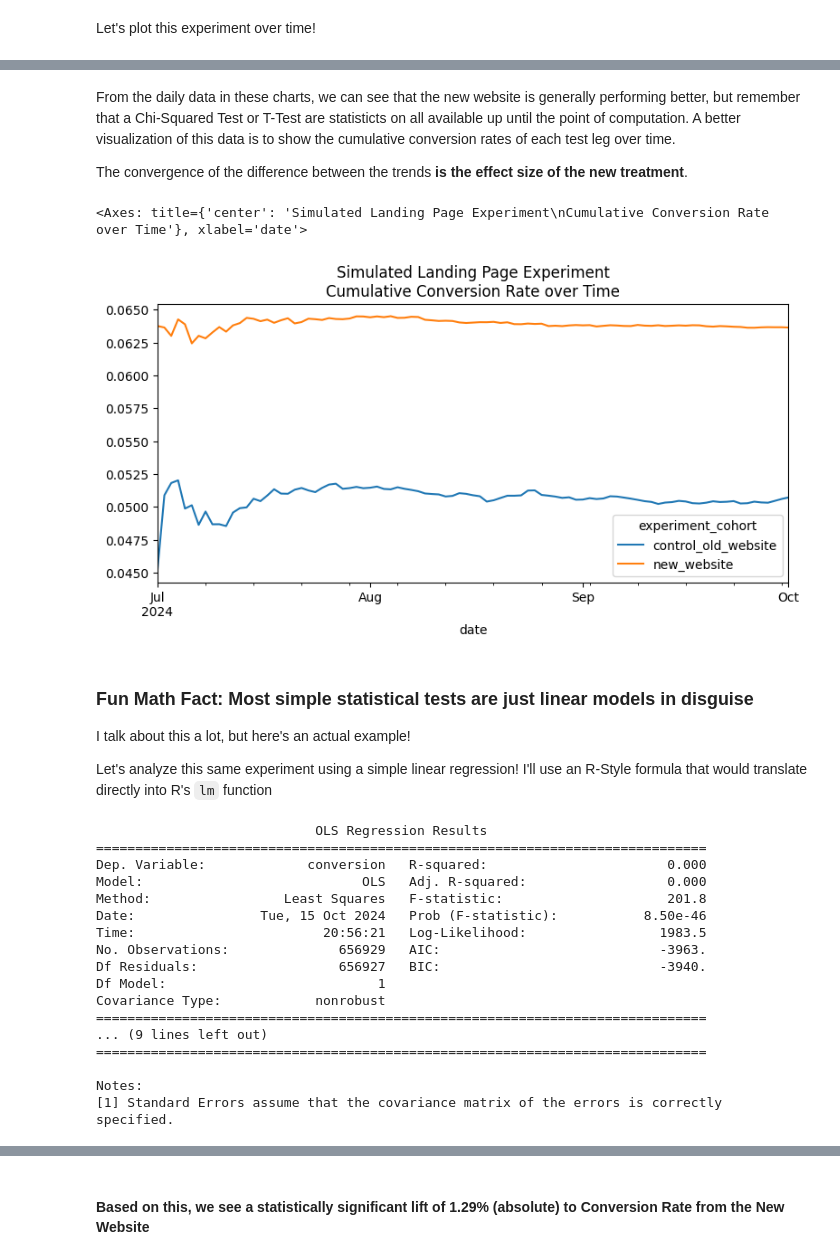
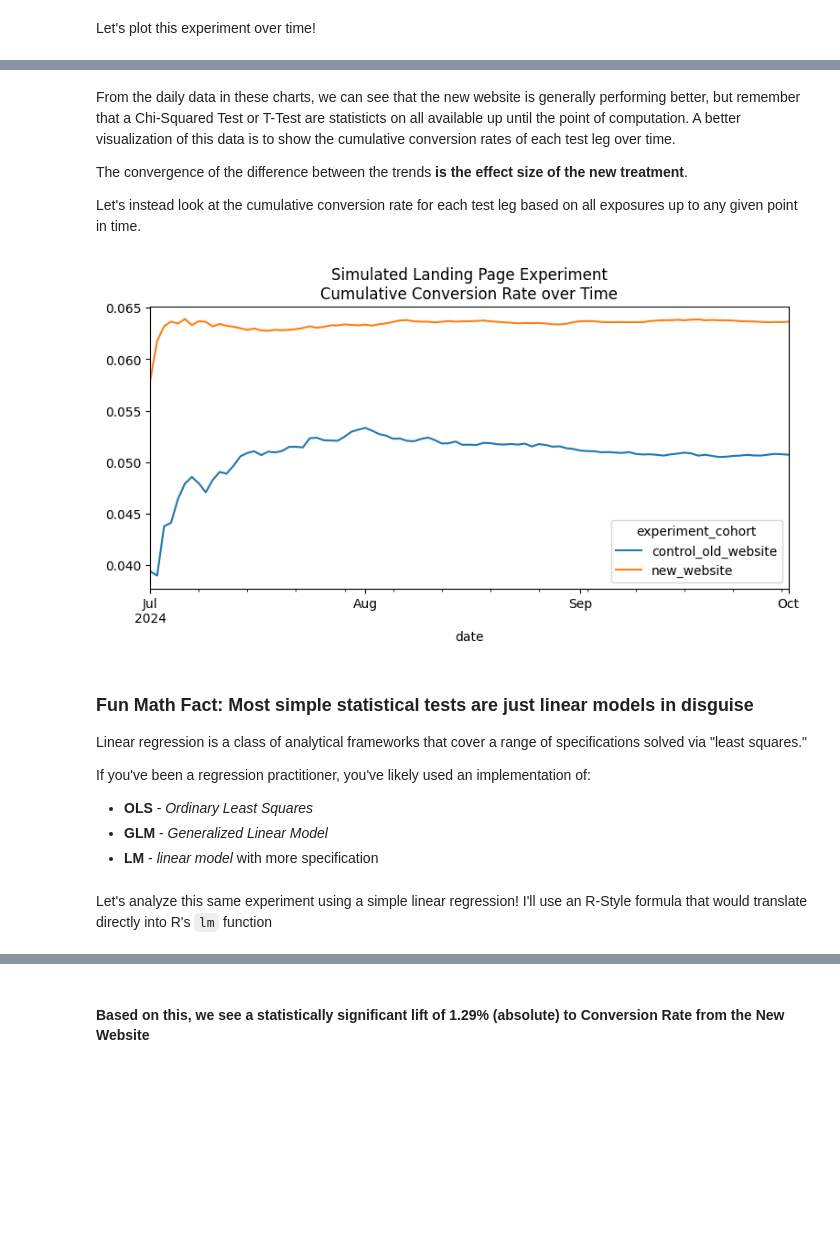
Before and after one commit to kylefromindy/MADS_time_series_pseudo_experiments, a Jupyter notebook: 1 - Simple Experiment with Regression.ipynb, the cells around one changed output, grey strips where cells are left out. Saved outputs shown, nothing was run; the diff lists cells and outputs as text; code cells hidden in the pictures; blank space fills up the shorter version.

```diff
--- a/1 - Simple Experiment with Regression.ipynb
+++ b/1 - Simple Experiment with Regression.ipynb
@@ -95,42 +95,28 @@ df.groupby(['date', 'experiment_cohort']).conversion.sum().unstack().div(
 From the daily data in these charts, we can see that the new website is generally performing better, but remember that a Chi-Squared Test or T-Test are statisticts on all available up until the point of computation. A better visualization of this data is to show the cumulative conversion rates of each test leg over time.
 
 The convergence of the difference between the trends **is the effect size of the new treatment**.
+
+Let's instead look at the cumulative conversion rate for each test leg based on all exposures up to any given point in time.
 # %%
 df.groupby(['date', 'experiment_cohort']).conversion.sum().unstack().cumsum().div(\
 df.groupby(['date', 'experiment_cohort']).conversion.count().unstack().cumsum())\
-.plot(
-    title='Simulated Landing Page Experiment\nCumulative Conversion Rate over Time',
-    figsize=(9,4)
-)
+.plot(title='Simulated Landing Page Experiment\nCumulative Conversion Rate over Time', figsize=(9,4))
+plt.show()
 # %% [output]
-<Axes: title={'center': 'Simulated Landing Page Experiment\nCumulative Conversion Rate over Time'}, xlabel='date'>
-[figure, old version]
+[figure, new version]
 # %% [markdown]
 ### Fun Math Fact: Most simple statistical tests are just linear models in disguise
 
-I talk about this a lot, but here's an actual example!
+Linear regression is a class of analytical frameworks that cover a range of specifications solved via "least squares."
 
-Let's analyze this same experiment using a simple linear regression! I'll use an R-Style formula that would translate directly into R's `lm` function
+If you've been a regression practitioner, you've likely used an implementation of:
+ - **OLS** - *Ordinary Least Squares*
+ - **GLM** - *Generalized Linear Model*
+ - **LM** - *linear model* with more specification
+# %% [markdown]
+Let's analyze this same experiment using a simple linear regression! I'll use an R-Style formula that would translate directly into R's `lm` function
 # %%
 lm = smf.ols(formula='conversion ~ treatment', data=df)
 result = lm.fit()
 # %%
-print(result.summary())
+# print(result.summary())
-# %% [output]
-                            OLS Regression Results
-==============================================================================
-Dep. Variable:             conversion   R-squared:                       0.000
-Model:                            OLS   Adj. R-squared:                  0.000
-Method:                 Least Squares   F-statistic:                     201.8
-Date:                Tue, 15 Oct 2024   Prob (F-statistic):           8.50e-46
-Time:                        20:56:21   Log-Likelihood:                 1983.5
-No. Observations:              656929   AIC:                            -3963.
-Df Residuals:                  656927   BIC:                            -3940.
-Df Model:                           1
-Covariance Type:            nonrobust
-==============================================================================
-... (9 lines left out)
-==============================================================================
-
-Notes:
-[1] Standard Errors assume that the covariance matrix of the errors is correctly specified.
```
Also changed, not shown: parts of 15 cells of this notebook, 10 other files.
